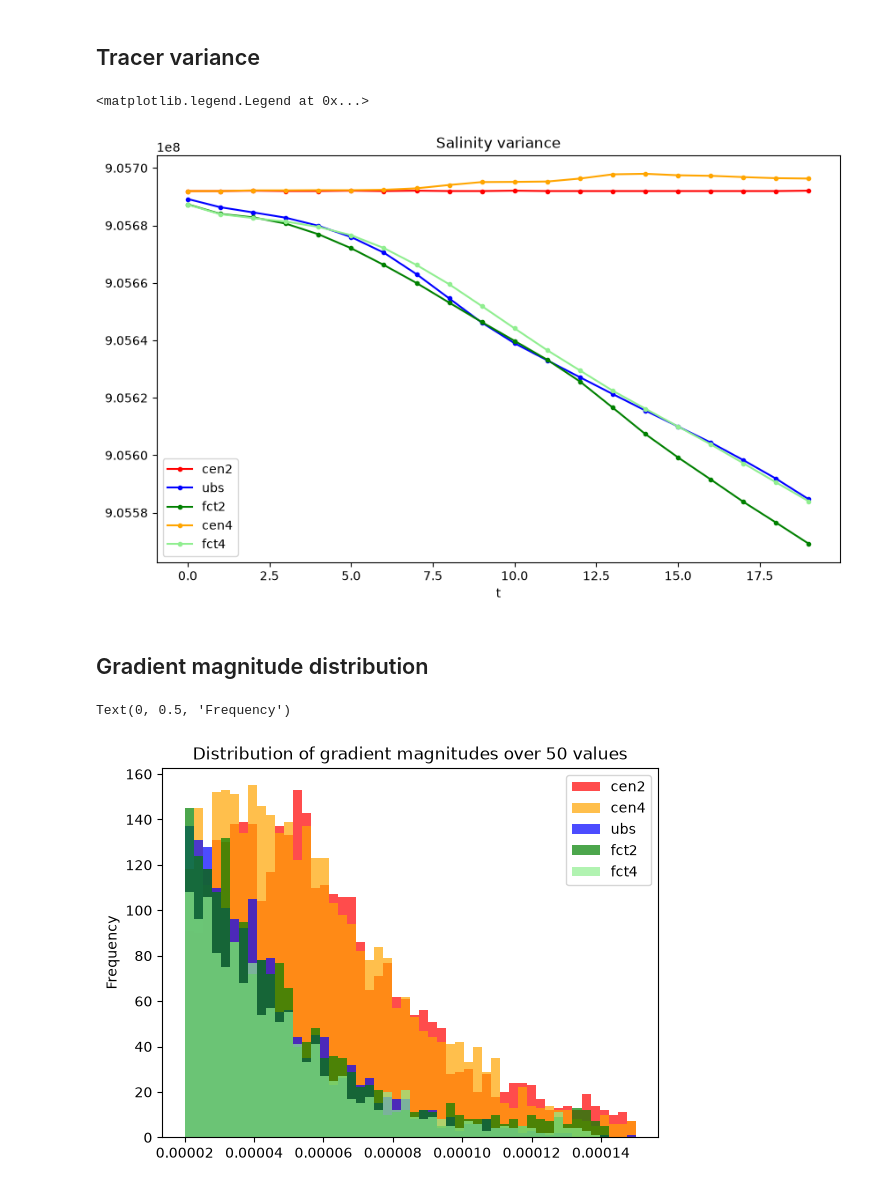
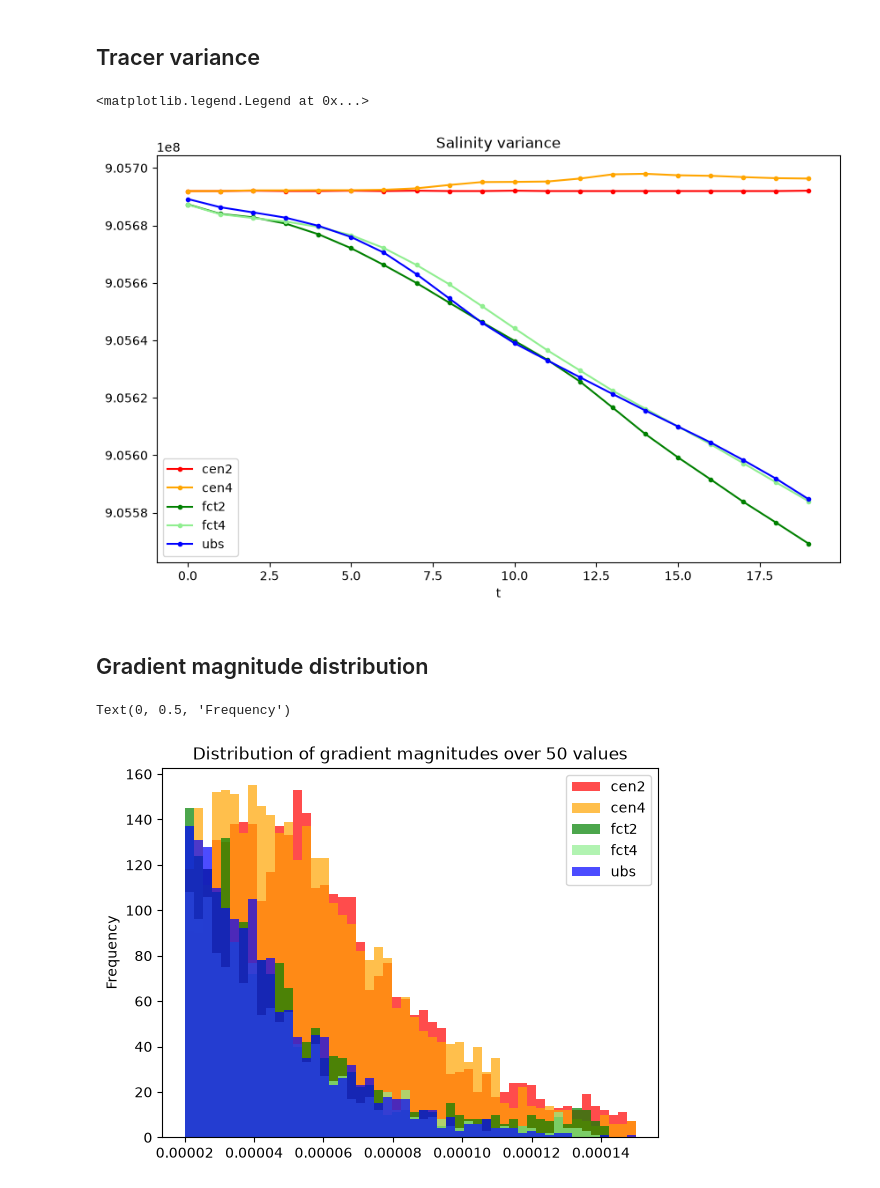
Before and after one commit to justinebuisson606/NEMO_Demonstrators, a Jupyter notebook: Demonstrator 2.ipynb, the cells around one changed output. Drawn from its saved outputs; the diff is of its cells as text; code cells hidden in the pictures.

```diff
--- a/Demonstrator 2.ipynb
+++ b/Demonstrator 2.ipynb
@@ -351,21 +345,10 @@ plt.show()
 # %%
 fig_salt2c, axes_salt2c = plt.subplots(1, 1, figsize=(10, 6))
 
-
-
-s2c_cen2 = cen2['salt2c'].mean(dim=('x_grid_T', 'y_grid_T'))
-s2c_ubs = ubs['salt2c'].mean(dim=('x_grid_T', 'y_grid_T'))
-s2c_fct2 = fct2['salt2c'].mean(dim=('x_grid_T', 'y_grid_T'))
-s2c_cen4 = cen4['salt2c'].mean(dim=('x_grid_T', 'y_grid_T'))
-s2c_fct4 = fct4['salt2c'].mean(dim=('x_grid_T', 'y_grid_T'))
-
-dep = np.arange(s2c_cen2.shape[0])
-
-axes_salt2c.plot(dep,  s2c_cen2, 'r.-', label = 'cen2')
-axes_salt2c.plot(dep,  s2c_ubs, 'b.-', label = 'ubs')
-axes_salt2c.plot(dep,  s2c_fct2, 'g.-', label = 'fct2')
-axes_salt2c.plot(dep,  s2c_cen4, '.-', color = 'orange', label = 'cen4')
-axes_salt2c.plot(dep,  s2c_fct4, '.-', color='lightgreen', label = 'fct4')
+for n, ds in schemes.items():
+    s2c = ds['salt2c'].mean(dim=('x_grid_T', 'y_grid_T'))
+    dep = np.arange(s2c.shape[0])
+    axes_salt2c.plot(dep,  s2c, '.-', color=colors[n], label = n)
 
 axes_salt2c.legend()
 axes_salt2c.set_title("Salinity variance")
@@ -374,47 +357,25 @@ axes_salt2c.set_xlabel('t')
 axes_salt2c.legend()
 # %% [output]
 <matplotlib.legend.Legend at 0x...>
-[figure, old version]
+[figure, new version]
 # %% [markdown]
 ## Gradient magnitude distribution
 # %%
 t = 15
 
-cen2_grad = cen2.sssgrad.isel(time_counter = t)[40:60]
-cen2_grad = np.array(cen2_grad)
-cen2_grad_0 = cen2_grad[cen2_grad != 0]
-
-cen4_grad = cen4.sssgrad.isel(time_counter = t)[40:60]
-cen4_grad = np.array(cen4_grad)
-cen4_grad_0 = cen4_grad[cen4_grad != 0]
-
-ubs_grad = ubs.sssgrad.isel(time_counter = t)[40:60]
-ubs_grad = np.array(ubs_grad)
-ubs_grad_0 = ubs_grad[ubs_grad != 0]
-
-
-fct2_grad = fct2.sssgrad.isel(time_counter = t)[40:60]
-fct2_grad = np.array(fct2_grad)
-fct2_grad_0 = fct2_grad[fct2_grad != 0]
-
-fct4_grad = fct4.sssgrad.isel(time_counter = t)[40:60]
-fct4_grad = np.array(fct4_grad)
-fct4_grad_0 = fct4_grad[fct4_grad != 0]
-
-plt.hist(cen2_grad_0, bins=50, range=(0.00002, 0.00015), color="red",alpha=0.7, label = 'cen2')
-plt.hist(cen4_grad_0, bins=50, range=(0.00002, 0.00015), color="orange",alpha=0.7, label = 'cen4')
-plt.hist(ubs_grad_0, bins=50, range=(0.00002, 0.00015), color="blue",alpha=0.7, label = 'ubs')
-plt.hist(fct2_grad_0, bins=50, range=(0.00002, 0.00015), color="green",alpha=0.7, label = 'fct2')
-plt.hist(fct4_grad_0, bins=50, range=(0.00002, 0.00015), color="lightgreen",alpha=0.7, label = 'fct4')
-
+for n, ds in schemes.items():
+    ds_grad = ds.sssgrad.isel(time_counter = t)[40:60]
+    ds_grad = np.array(ds_grad)
+    ds_grad_0 = ds_grad[ds_grad != 0]
+    plt.hist(ds_grad_0, bins=50, range=(0.00002, 0.00015), color=colors[n],alpha=0.7, label = n)
 
 plt.legend()
 
 plt.title("Distribution of gradient magnitudes over 50 values")
 
 plt.ylabel("Frequency")
 # %% [output]
 Text(0, 0.5, 'Frequency')
-[figure, old version]
+[figure, new version]
 # %%
 Fs = 1/10
```
Also changed, not shown: parts of 8 cells of this notebook.
